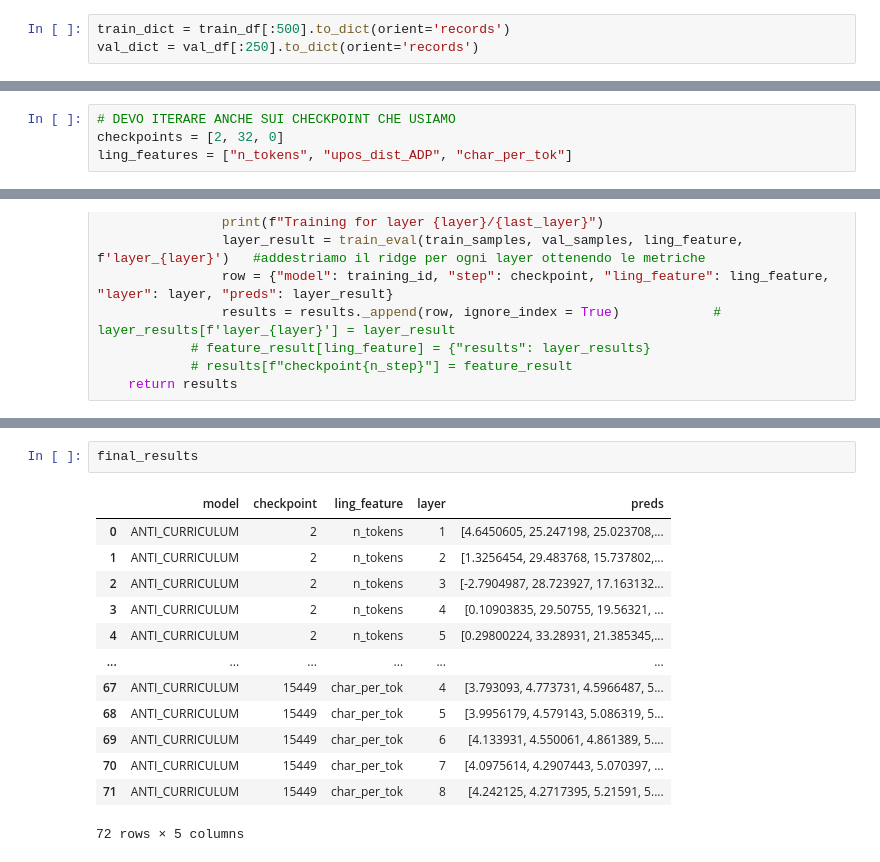
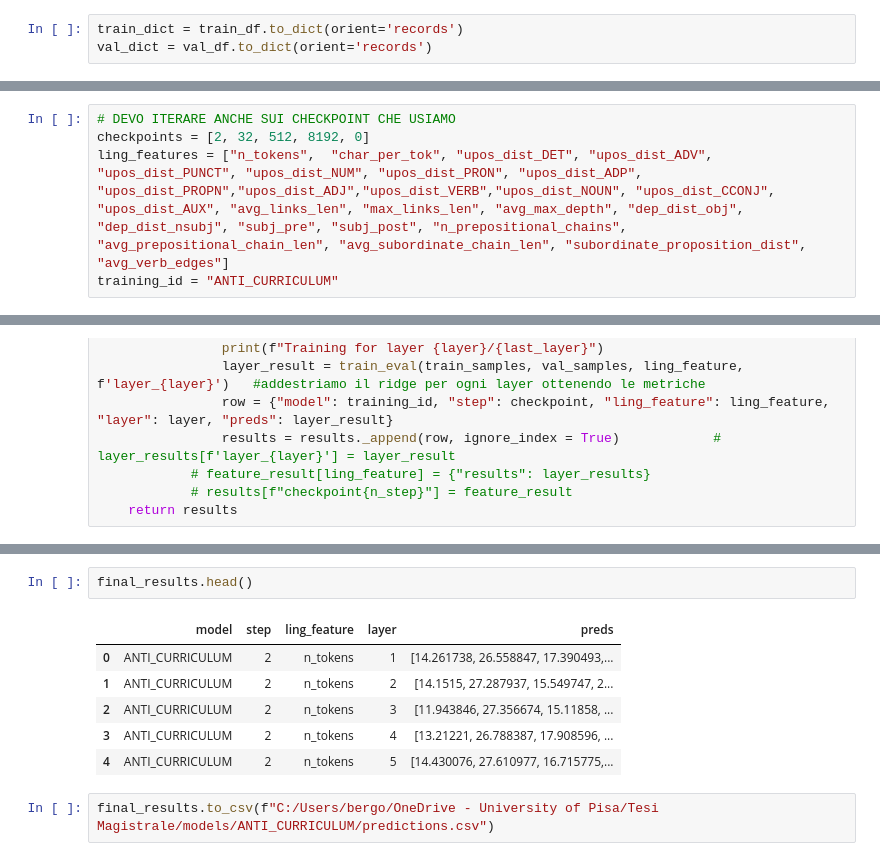
Before and after one commit to alicebergonzini/LM_pretraining, a Jupyter notebook: probing.ipynb, the cells around one changed output, grey strips where cells are left out. Saved outputs shown, nothing was run; the diff lists cells and outputs as text.

```diff
--- a/probing.ipynb
+++ b/probing.ipynb
@@ -16,8 +16,8 @@ from tqdm import tqdm
 train_df = pd.read_csv("C:/Users/bergo/OneDrive - University of Pisa/Tesi Magistrale/probing_data/probing_train.csv")
 val_df = pd.read_csv("C:/Users/bergo/OneDrive - University of Pisa/Tesi Magistrale/probing_data/probing_test.csv")
 # %%
-train_dict = train_df[:500].to_dict(orient='records')
-val_dict = val_df[:250].to_dict(orient='records')
+train_dict = train_df.to_dict(orient='records')
+val_dict = val_df.to_dict(orient='records')
 # %%
 train_dict[0]
 # %% [output]
@@ -125,7 +85,8 @@ array([32.704872 , 46.76863  , 12.371323 , 34.933537 ,  5.1193733,
 # %%
 # DEVO ITERARE ANCHE SUI CHECKPOINT CHE USIAMO
-checkpoints = [2, 32, 0]
-ling_features = ["n_tokens", "upos_dist_ADP", "char_per_tok"]
+checkpoints = [2, 32, 512, 8192, 0]
+ling_features = ["n_tokens",  "char_per_tok", "upos_dist_DET", "upos_dist_ADV", "upos_dist_PUNCT", "upos_dist_NUM", "upos_dist_PRON", "upos_dist_ADP", "upos_dist_PROPN","upos_dist_ADJ","upos_dist_VERB","upos_dist_NOUN", "upos_dist_CCONJ", "upos_dist_AUX", "avg_links_len", "max_links_len", "avg_max_depth", "dep_dist_obj", "dep_dist_nsubj", "subj_pre", "subj_post", "n_prepositional_chains", "avg_prepositional_chain_len", "avg_subordinate_chain_len", "subordinate_proposition_dist", "avg_verb_edges"]
+training_id = "ANTI_CURRICULUM"
 # %%
 def probing_checkpoints(checkpoints, training_id, train_dict, val_dict, ling_features):
     first_layer = 1
@@ -219,16 +216,11 @@ Training for layer 8/8
 # %%
-final_results
+final_results.head()
 # %% [output]
-|  | model | checkpoint | ling_feature | layer | preds |
-| 0 | ANTI_CURRICULUM | 2 | n_tokens | 1 | [4.6450605, 25.247198, 25.023708,... |
-| 1 | ANTI_CURRICULUM | 2 | n_tokens | 2 | [1.3256454, 29.483768, 15.737802,... |
-| 2 | ANTI_CURRICULUM | 2 | n_tokens | 3 | [-2.7904987, 28.723927, 17.163132... |
-| 3 | ANTI_CURRICULUM | 2 | n_tokens | 4 | [0.10903835, 29.50755, 19.56321, ... |
-| 4 | ANTI_CURRICULUM | 2 | n_tokens | 5 | [0.29800224, 33.28931, 21.385345,... |
-| ... | ... | ... | ... | ... | ... |
-| 67 | ANTI_CURRICULUM | 15449 | char_per_tok | 4 | [3.793093, 4.773731, 4.5966487, 5... |
-| 68 | ANTI_CURRICULUM | 15449 | char_per_tok | 5 | [3.9956179, 4.579143, 5.086319, 5... |
-| 69 | ANTI_CURRICULUM | 15449 | char_per_tok | 6 | [4.133931, 4.550061, 4.861389, 5.... |
-| 70 | ANTI_CURRICULUM | 15449 | char_per_tok | 7 | [4.0975614, 4.2907443, 5.070397, ... |
-| 71 | ANTI_CURRICULUM | 15449 | char_per_tok | 8 | [4.242125, 4.2717395, 5.21591, 5.... |
+|  | model | step | ling_feature | layer | preds |
+| 0 | ANTI_CURRICULUM | 2 | n_tokens | 1 | [14.261738, 26.558847, 17.390493,... |
+| 1 | ANTI_CURRICULUM | 2 | n_tokens | 2 | [14.1515, 27.287937, 15.549747, 2... |
+| 2 | ANTI_CURRICULUM | 2 | n_tokens | 3 | [11.943846, 27.356674, 15.11858, ... |
+| 3 | ANTI_CURRICULUM | 2 | n_tokens | 4 | [13.21221, 26.788387, 17.908596, ... |
+| 4 | ANTI_CURRICULUM | 2 | n_tokens | 5 | [14.430076, 27.610977, 16.715775,... |
-72 rows × 5 columns
+# %%
+final_results.to_csv(f"C:/Users/bergo/OneDrive - University of Pisa/Tesi Magistrale/models/ANTI_CURRICULUM/predictions.csv")
```
Also changed, not shown: parts of 6 cells of this notebook.
